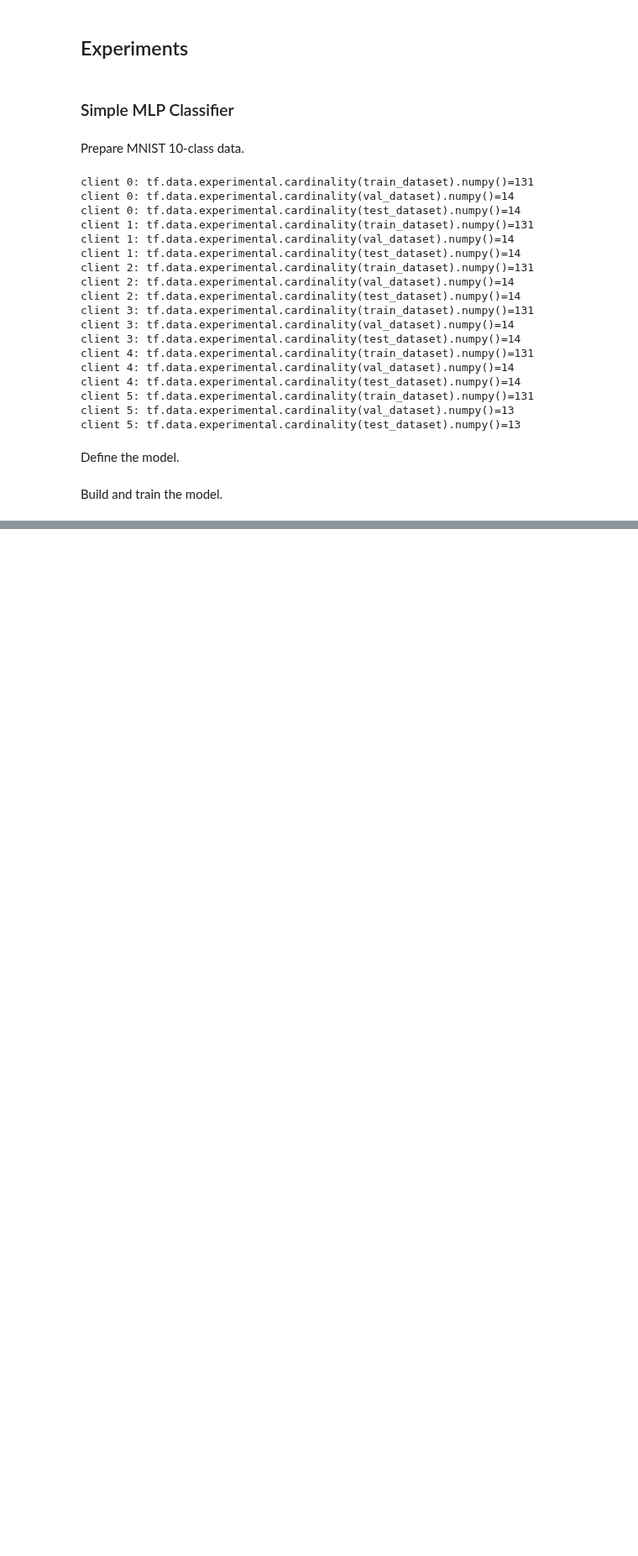
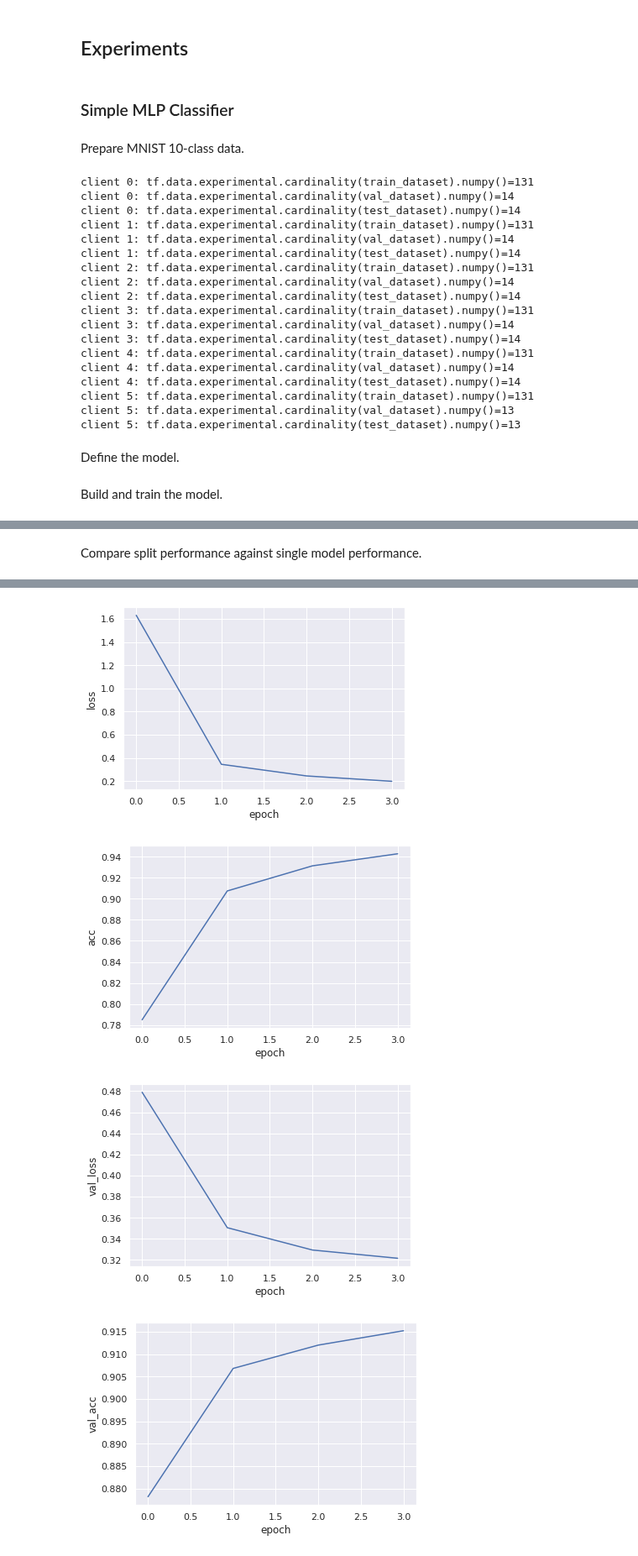
Before and after one commit to zanderman/split-fed-optim, a Jupyter notebook: splitfed.ipynb, the cells around one changed output, grey strips where cells are left out. Shown at 84% size. Cells and saved outputs as stored; diff of their text form; code cells hidden in the pictures; blank space fills up the shorter version.

```diff
--- a/splitfed.ipynb
+++ b/splitfed.ipynb
@@ -1220,0 +1145,22 @@ _________________________________________________________________
+# %% [markdown]
+Compare split performance against single model performance.
+# %%
+train_dataset = tf.data.Dataset.from_tensor_slices((x_train, y_train)).batch(batch_size=batch_size)
+val_dataset = tf.data.Dataset.from_tensor_slices((x_val, y_val)).batch(batch_size=batch_size)
+test_dataset = tf.data.Dataset.from_tensor_slices((x_test, y_test)).batch(batch_size=batch_size)
+
+model = build_model(
+    n_class=10,
+    input_shape=(784,),
+    layers=[64, 64, 64, 64],
+)
+model = compile_model(model)
+
+history = model.fit(train_dataset, validation_data=val_dataset, epochs=4)
+
+for key, values in history.history.items():
+    plt.figure()
+    plt.plot(values)
+    plt.ylabel(key)
+    plt.xlabel('epoch')
+# %% [output]
@@ -1220,0 +1175,4 @@ _________________________________________________________________
+[figure, added]
+[figure, added]
+[figure, added]
+[figure, added]
```
Also changed, not shown: parts of 6 cells of this notebook.
